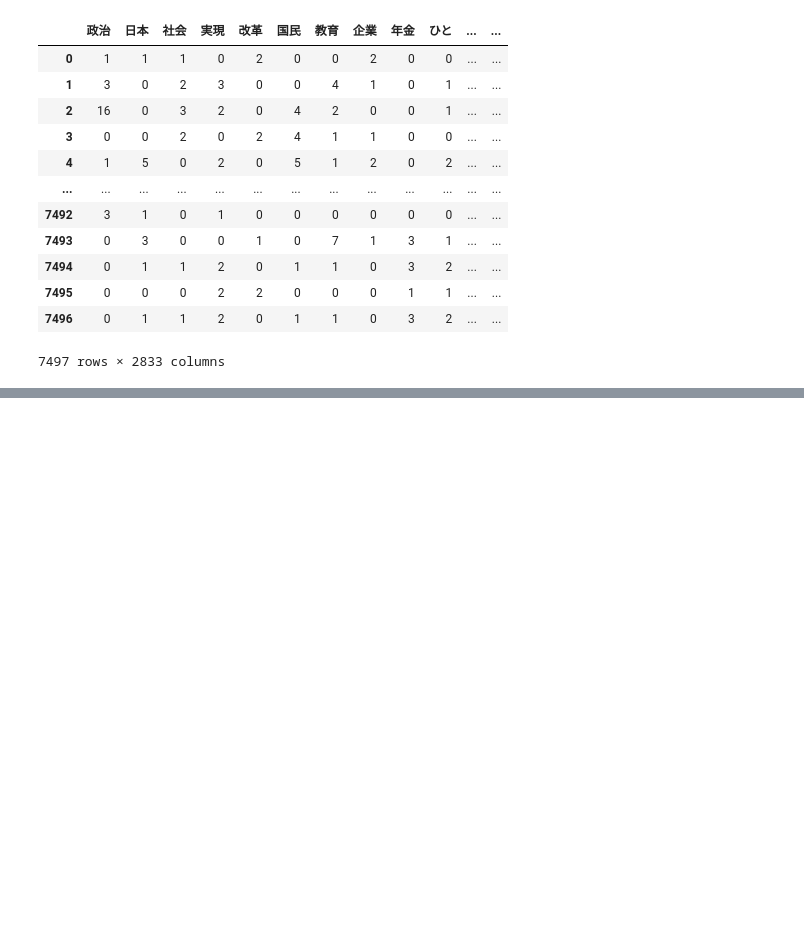
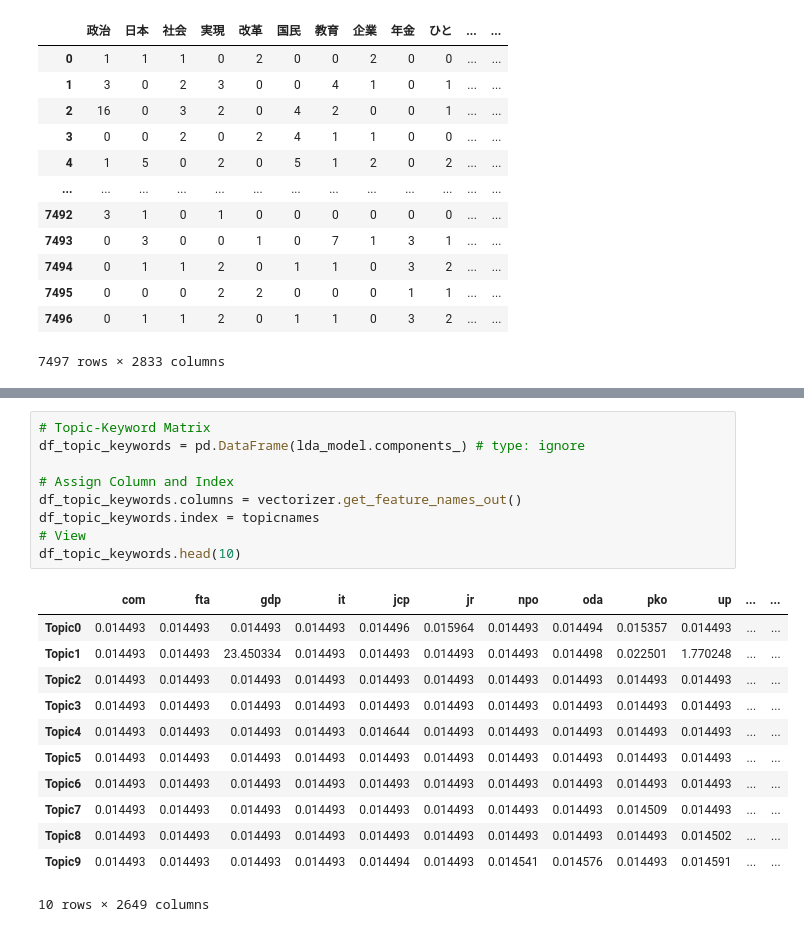
Before and after one commit to deankuo/Japan-Manifesto-Classification, a Jupyter notebook: topic_modeling_4.ipynb, the cells around one changed output, grey strips where cells are left out. Drawn from its saved outputs; the diff is of its cells as text; blank space fills up the shorter version.

```diff
--- a/topic_modeling_4.ipynb
+++ b/topic_modeling_4.ipynb
@@ -93,0 +183,22 @@ lda_model = gensim.models.ldamodel.LdaModel(corpus=corpus,
+# %%
+# Topic-Keyword Matrix
+df_topic_keywords = pd.DataFrame(lda_model.components_) # type: ignore
+
+# Assign Column and Index
+df_topic_keywords.columns = vectorizer.get_feature_names_out()
+df_topic_keywords.index = topicnames
+# View
+df_topic_keywords.head(10)
+# %% [output]
+|  | com | fta | gdp | it | jcp | jr | npo | oda | pko | up | ... | ... |
+| Topic0 | 0.014493 | 0.014493 | 0.014493 | 0.014493 | 0.014496 | 0.015964 | 0.014493 | 0.014494 | 0.015357 | 0.014493 | ... | ... |
+| Topic1 | 0.014493 | 0.014493 | 23.450334 | 0.014493 | 0.014493 | 0.014493 | 0.014493 | 0.014498 | 0.022501 | 1.770248 | ... | ... |
+| Topic2 | 0.014493 | 0.014493 | 0.014493 | 0.014493 | 0.014493 | 0.014493 | 0.014493 | 0.014493 | 0.014493 | 0.014493 | ... | ... |
+| Topic3 | 0.014493 | 0.014493 | 0.014493 | 0.014493 | 0.014493 | 0.014493 | 0.014493 | 0.014493 | 0.014493 | 0.014493 | ... | ... |
+| Topic4 | 0.014493 | 0.014493 | 0.014493 | 0.014493 | 0.014644 | 0.014493 | 0.014493 | 0.014493 | 0.014493 | 0.014493 | ... | ... |
+| Topic5 | 0.014493 | 0.014493 | 0.014493 | 0.014493 | 0.014493 | 0.014493 | 0.014493 | 0.014493 | 0.014493 | 0.014493 | ... | ... |
+| Topic6 | 0.014493 | 0.014493 | 0.014493 | 0.014493 | 0.014493 | 0.014493 | 0.014493 | 0.014493 | 0.014493 | 0.014493 | ... | ... |
+| Topic7 | 0.014493 | 0.014493 | 0.014493 | 0.014493 | 0.014493 | 0.014493 | 0.014493 | 0.014493 | 0.014509 | 0.014493 | ... | ... |
+| Topic8 | 0.014493 | 0.014493 | 0.014493 | 0.014493 | 0.014493 | 0.014493 | 0.014493 | 0.014493 | 0.014493 | 0.014502 | ... | ... |
+| Topic9 | 0.014493 | 0.014493 | 0.014493 | 0.014493 | 0.014494 | 0.014493 | 0.014541 | 0.014576 | 0.014493 | 0.014591 | ... | ... |
+10 rows × 2649 columns
```
Also changed, not shown: parts of 16 cells of this notebook.
